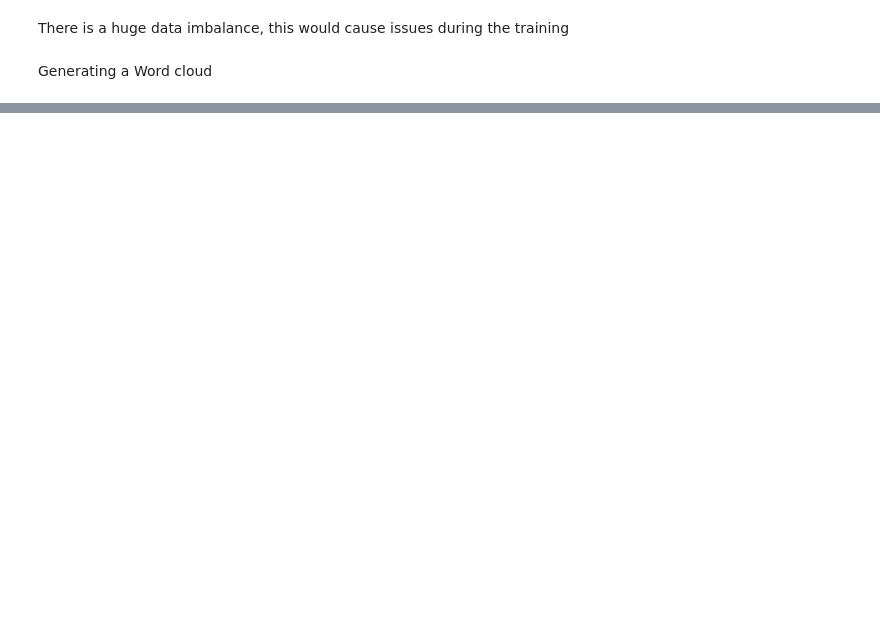
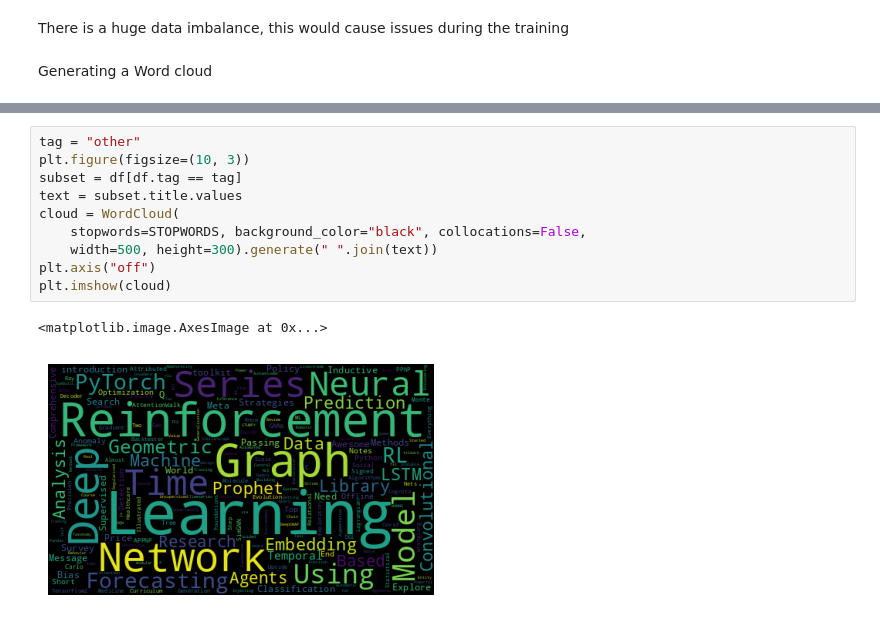
Before and after one commit to viraj-s15/Made-With-ML, a Jupyter notebook: notebooks/madewithml.ipynb, the cells around one changed output, grey strips where cells are left out. Drawn from its saved outputs; the diff is of its cells as text; blank space fills up the shorter version.

```diff
--- a/notebooks/madewithml.ipynb
+++ b/notebooks/madewithml.ipynb
@@ -144,0 +160,13 @@ plt.imshow(cloud)
+# %%
+tag = "other"
+plt.figure(figsize=(10, 3))
+subset = df[df.tag == tag]
+text = subset.title.values
+cloud = WordCloud(
+    stopwords=STOPWORDS, background_color="black", collocations=False,
+    width=500, height=300).generate(" ".join(text))
+plt.axis("off")
+plt.imshow(cloud)
+# %% [output]
+<matplotlib.image.AxesImage at 0x...>
+[figure, added]
```
Also changed, not shown: parts of 5 cells of this notebook, 3 other files.
